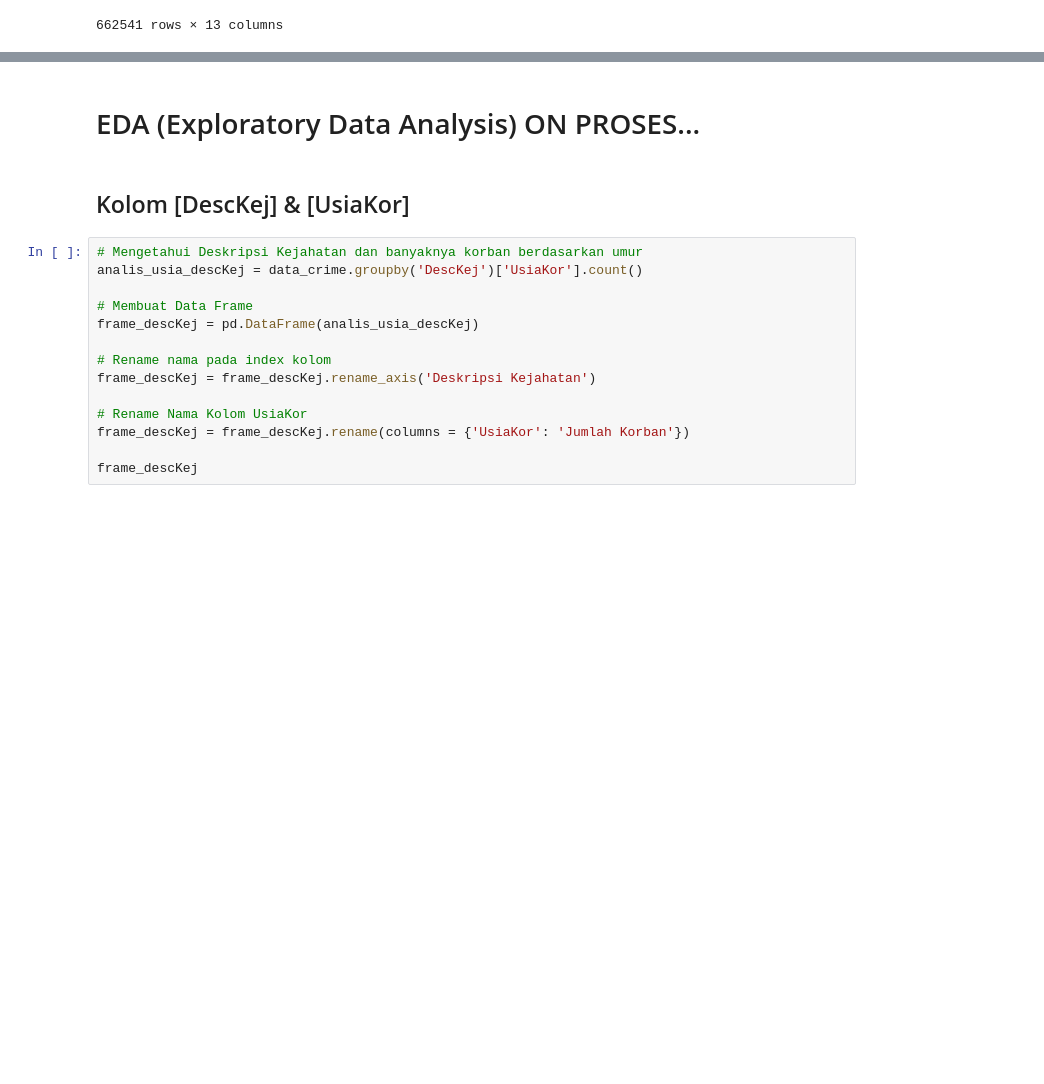
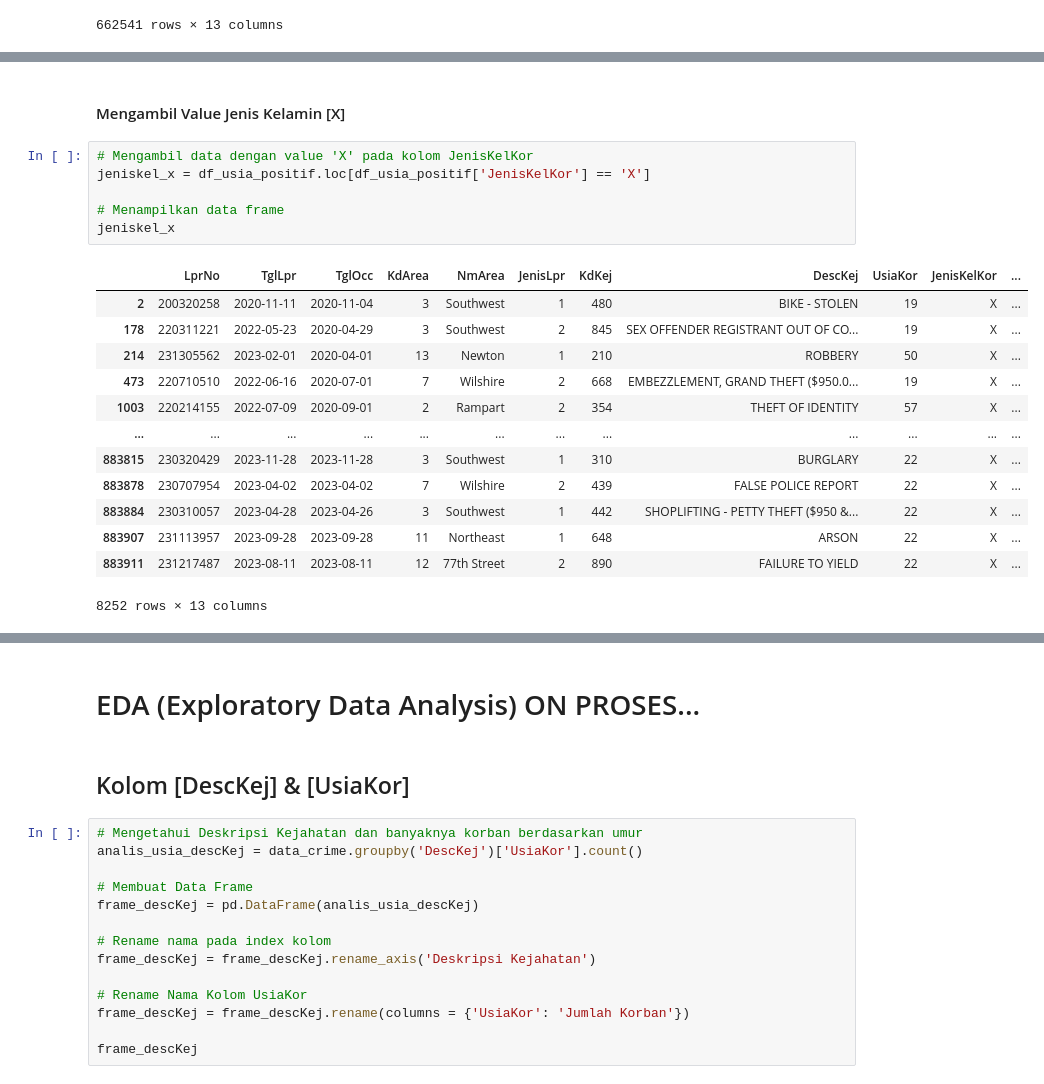
Before and after one commit to RIFF7/capstone-project, a Jupyter notebook: capstone_project.ipynb, the cells around one changed output, grey strips where cells are left out. Cells and saved outputs as stored; diff of their text form; blank space fills up the shorter version.

```diff
--- a/capstone_project.ipynb
+++ b/capstone_project.ipynb
@@ -720,0 +741,22 @@ Name: count, dtype: int64
+# %% [markdown]
+#### Mengambil Value Jenis Kelamin [X]
+# %%
+# Mengambil data dengan value 'X' pada kolom JenisKelKor
+jeniskel_x = df_usia_positif.loc[df_usia_positif['JenisKelKor'] == 'X']
+
+# Menampilkan data frame
+jeniskel_x
+# %% [output]
+|  | LprNo | TglLpr | TglOcc | KdArea | NmArea | JenisLpr | KdKej | DescKej | UsiaKor | JenisKelKor | ... |
+| 2 | 200320258 | 2020-11-11 | 2020-11-04 | 3 | Southwest | 1 | 480 | BIKE - STOLEN | 19 | X | ... |
+| 178 | 220311221 | 2022-05-23 | 2020-04-29 | 3 | Southwest | 2 | 845 | SEX OFFENDER REGISTRANT OUT OF CO... | 19 | X | ... |
+| 214 | 231305562 | 2023-02-01 | 2020-04-01 | 13 | Newton | 1 | 210 | ROBBERY | 50 | X | ... |
+| 473 | 220710510 | 2022-06-16 | 2020-07-01 | 7 | Wilshire | 2 | 668 | EMBEZZLEMENT, GRAND THEFT ($950.0... | 19 | X | ... |
+| 1003 | 220214155 | 2022-07-09 | 2020-09-01 | 2 | Rampart | 2 | 354 | THEFT OF IDENTITY | 57 | X | ... |
+| ... | ... | ... | ... | ... | ... | ... | ... | ... | ... | ... | ... |
+| 883815 | 230320429 | 2023-11-28 | 2023-11-28 | 3 | Southwest | 1 | 310 | BURGLARY | 22 | X | ... |
+| 883878 | 230707954 | 2023-04-02 | 2023-04-02 | 7 | Wilshire | 2 | 439 | FALSE POLICE REPORT | 22 | X | ... |
+| 883884 | 230310057 | 2023-04-28 | 2023-04-26 | 3 | Southwest | 1 | 442 | SHOPLIFTING - PETTY THEFT ($950 &... | 22 | X | ... |
+| 883907 | 231113957 | 2023-09-28 | 2023-09-28 | 11 | Northeast | 1 | 648 | ARSON | 22 | X | ... |
+| 883911 | 231217487 | 2023-08-11 | 2023-08-11 | 12 | 77th Street | 2 | 890 | FAILURE TO YIELD | 22 | X | ... |
+8252 rows × 13 columns
```
Also changed, not shown: parts of 18 cells of this notebook.
